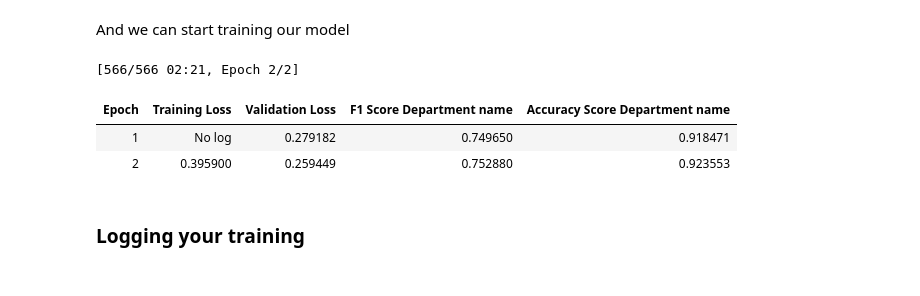
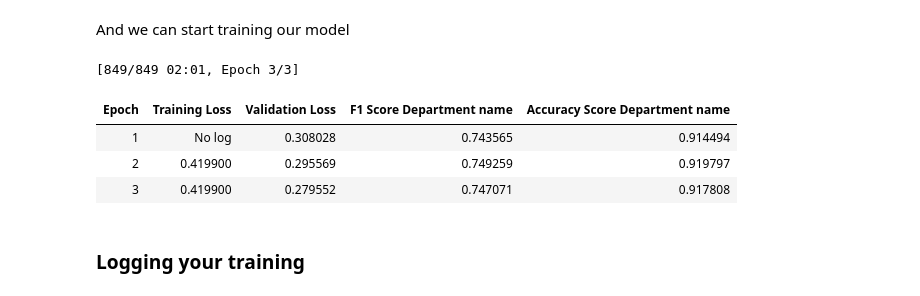
Before and after one commit to anhquan0412/that-nlp-library, a Jupyter notebook: nbs/03_model_classification_tutorial.ipynb, the cells around one changed output. Saved outputs shown, nothing was run; the diff lists cells and outputs as text; code cells hidden in the pictures.

```diff
--- a/nbs/03_model_classification_tutorial.ipynb
+++ b/nbs/03_model_classification_tutorial.ipynb
@@ -212,21 +207,22 @@ And we can start training our model
 # %%
 lr = 1e-4
 bs=32
 wd=0.01
-epochs= 2
+epochs= 3
 
 controller.fit(epochs,lr,
                head_sizes=num_classes,
                batch_size=bs,
                weight_decay=wd,
                save_checkpoint=False,
                compute_metrics=compute_metrics_classification,
               )
 # %% [output]
-[566/566 02:21, Epoch 2/2]
+[849/849 02:01, Epoch 3/3]
 | Epoch | Training Loss | Validation Loss | F1 Score Department name | Accuracy Score Department name |
-| 1 | No log | 0.279182 | 0.749650 | 0.918471 |
-| 2 | 0.395900 | 0.259449 | 0.752880 | 0.923553 |
+| 1 | No log | 0.308028 | 0.743565 | 0.914494 |
+| 2 | 0.419900 | 0.295569 | 0.749259 | 0.919797 |
+| 3 | 0.419900 | 0.279552 | 0.747071 | 0.917808 |
 # %% [markdown]
 ### Logging your training
 # %% [markdown]
```
Also changed, not shown: parts of 31 cells of this notebook, 5 other files.
